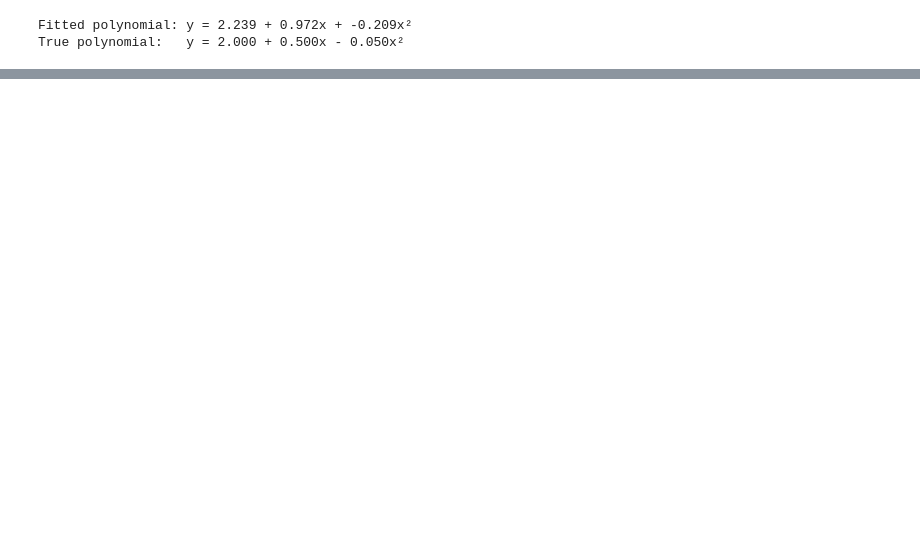
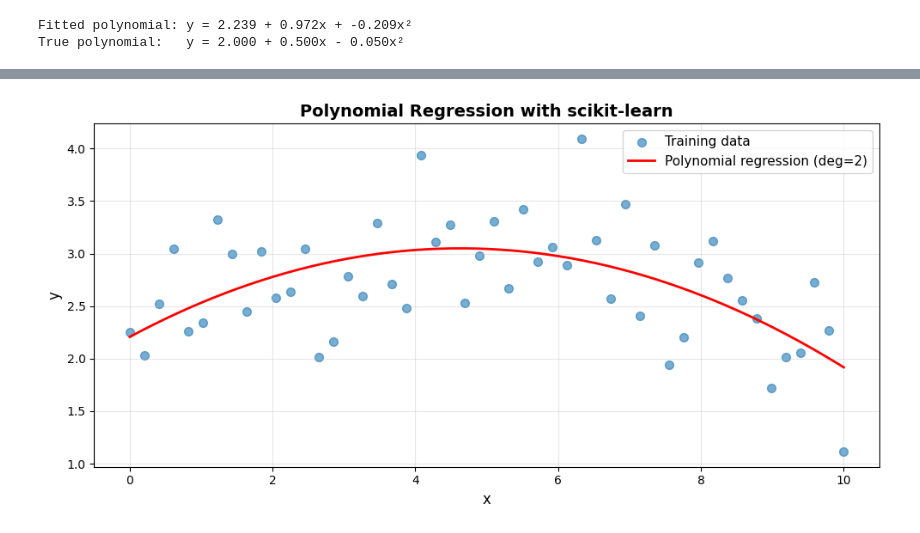
Before and after one commit to RashmiKhadka-pixel/MATH32800, a Jupyter notebook: least_squares_approximation.ipynb, the cells around one changed output, grey strips where cells are left out. Saved outputs shown, nothing was run; the diff lists cells and outputs as text; code cells hidden in the pictures; blank space fills up the shorter version.

```diff
--- a/least_squares_approximation.ipynb
+++ b/least_squares_approximation.ipynb
@@ -44,0 +61,30 @@ True polynomial:   y = 2.000 + 0.500x - 0.050x²
+# %%
+from sklearn.preprocessing import PolynomialFeatures
+from sklearn.linear_model import LinearRegression
+from sklearn.pipeline import make_pipeline
+
+# Generate data
+np.random.seed(42)
+X = np.linspace(0, 10, 50).reshape(-1, 1)
+y = 2 + 0.5 * X.ravel() - 0.05 * X.ravel()**2 + np.random.normal(0, 0.5, 50)
+
+# Fit polynomial regression (degree 2)
+model = make_pipeline(PolynomialFeatures(2), LinearRegression())
+model.fit(X, y)
+
+# Predict
+X_test = np.linspace(0, 10, 300).reshape(-1, 1)
+y_pred = model.predict(X_test)
+
+plt.figure(figsize=(10, 5))
+plt.scatter(X, y, alpha=0.6, s=50, label='Training data')
+plt.plot(X_test, y_pred, 'r-', linewidth=2, label='Polynomial regression (deg=2)')
+plt.xlabel('x', fontsize=12)
+plt.ylabel('y', fontsize=12)
+plt.title('Polynomial Regression with scikit-learn', fontsize=14, fontweight='bold')
+plt.grid(True, alpha=0.3)
+plt.legend(fontsize=11)
+plt.tight_layout()
+plt.show()
+# %% [output]
+[figure, added]
```
Also changed, not shown: parts of 3 cells of this notebook.
